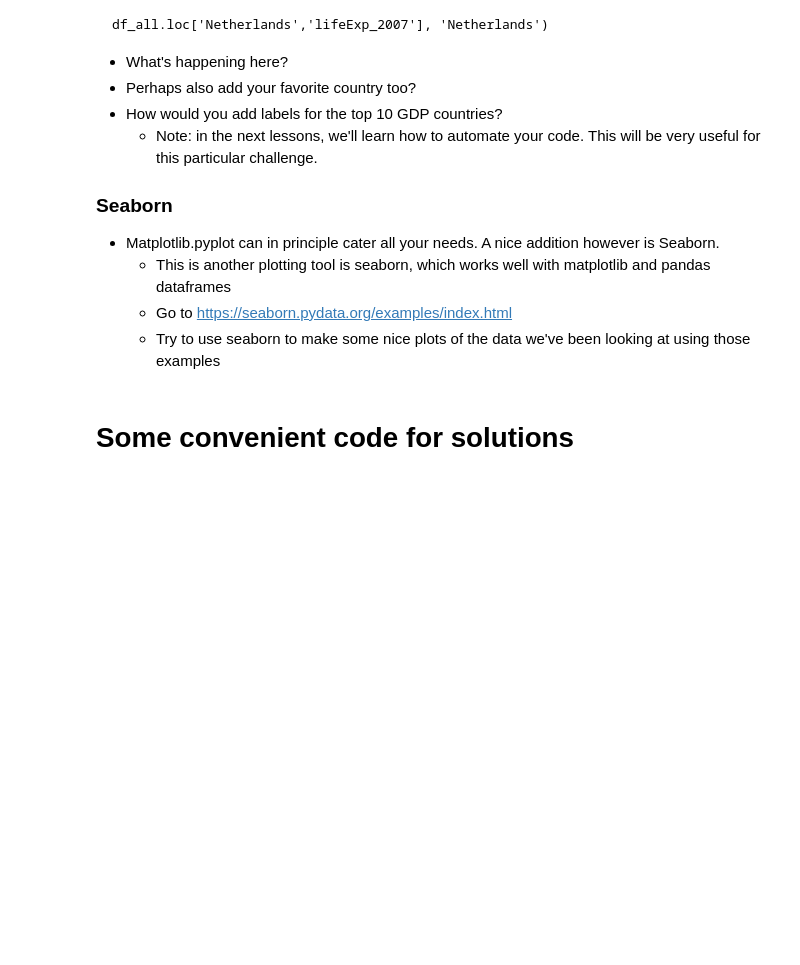
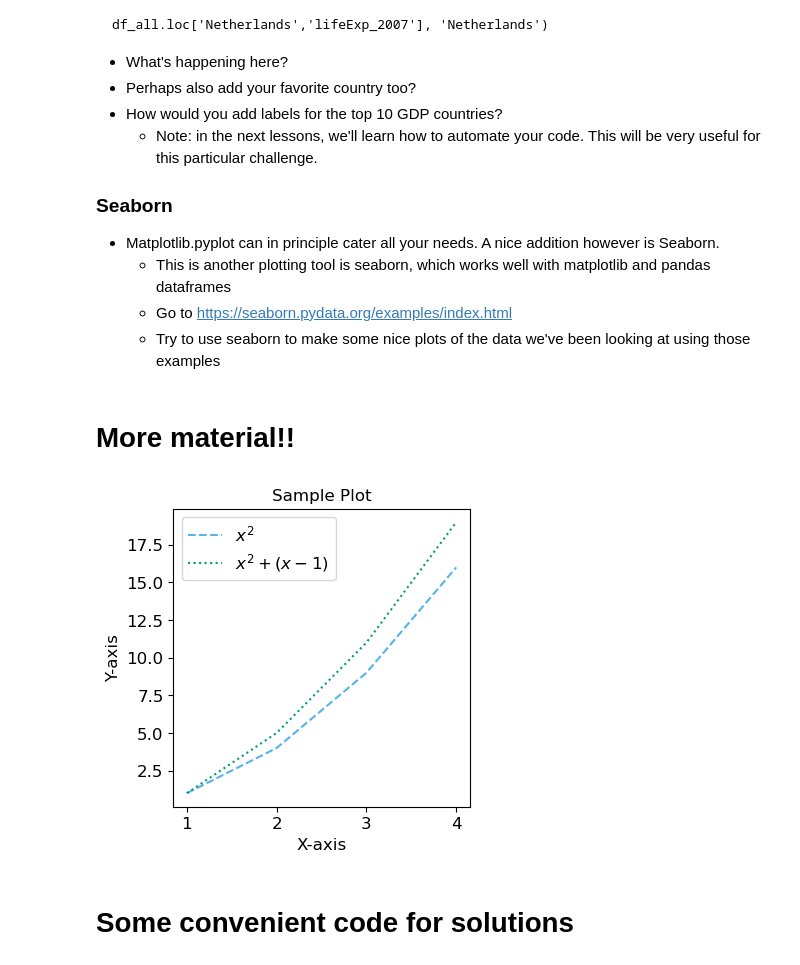
Before and after one commit to bioDSC/2024_teaching, a Jupyter notebook: 2025-02-Python-intro-Gapminder/202503_Python-Gapminder_L9.ipynb, the cells around one changed output. Saved outputs shown, nothing was run; the diff lists cells and outputs as text; code cells hidden in the pictures; blank space fills up the shorter version.

```diff
--- a/2025-02-Python-intro-Gapminder/202503_Python-Gapminder_L9.ipynb
+++ b/2025-02-Python-intro-Gapminder/202503_Python-Gapminder_L9.ipynb
@@ -275,6 +275,74 @@ plt.text(df_all.loc['Netherlands','gdpPercap_2007'], df_all.loc['Netherlands','l
     - This is another plotting tool is seaborn, which works well with matplotlib and pandas dataframes
     - Go to https://seaborn.pydata.org/examples/index.html
     - Try to use seaborn to make some nice plots of the data we've been looking at using those examples
+# %% [markdown]
+# More material!!
+# %%
+
+
+# To save plot
+# plt.savefig('my_figure.png')
+
+    # note MW: pdf or svg very convenient
+    # note MW: also convenient:
+        # plt.tight_layout() and
+        # plt.savefig('blabla.pdf', bbox_inches='tight')
+
+# plt.savefig will use latest figure that was last displayed
+
+    # either make sure you have the right one
+    # or
+    # data.plot(kind='bar')
+    # fig = plt.gcf() # get current figure
+    # fig.savefig('my_figure.png')
+
+# good practice
+
+    # make text large enough in powerpoints
+         # use  fontsize parameter in xlabel, ylabel, title, and legend, and tick_params with labelsize
+    # make symbols readable
+        # ie large enough; "s" parameter to increase size
+
+    # be careful with colors (only) to distinguish lines
+        # use color-blind friendly palette
+            # color-blind emulators:
+                # https://www.color-blindness.com/coblis-color-blindness-simulator/
+                # https://colororacle.org/
+        # linestyle to counter black-white printing, or marker for scatter plots
+
+########
+# good practice example:
+
+import matplotlib.pyplot as plt
+
+# Bang Wong colorblind-friendly color scheme (https://www.nature.com/articles/nmeth.1618)
+colors_bangwong = [
+    "#E69F00",  # Orange
+    "#56B4E9",  # Sky Blue
+    "#009E73",  # Bluish Green
+    "#F0E442",  # Yellow
+    "#0072B2",  # Blue
+    "#D55E00",  # Vermillion
+    "#CC79A7",  # Reddish Purple
+    "#000000"   # Black
+]
+
+plt.style.use('default')
+fig, ax = plt.subplots(1,1, figsize=(10/2.54,10/2.54))
+ax.plot([1,2,3,4], [1,4,9,16], linestyle='--', color=colors_bangwong[1], label=r'$x^2$')
+ax.plot([1,2,3,4], [1,5,11,19], linestyle=':', color=colors_bangwong[2], label=r'$x^2+(x-1)$')
+ax.legend()
+ax.set_xlabel('X-axis', fontsize=12)
+ax.set_ylabel('Y-axis', fontsize=12)
+ax.set_title('Sample Plot', fontsize=12)
+ax.legend(fontsize=12)
+ax.tick_params(axis='both', which='major', labelsize=12)
+plt.tight_layout()
+# plt.show()
+# plt.savefig('/Users/m.wehrens/Desktop/202503_Python-Gapminder-testingcode.pdf', dpi=300, bbox_inches='tight')
+# plt.close(fig)
+# %% [output]
+[figure, added]
 # %% [markdown]
 # Some convenient code for solutions
 # %%
```
Also changed, not shown: 1 other file.
